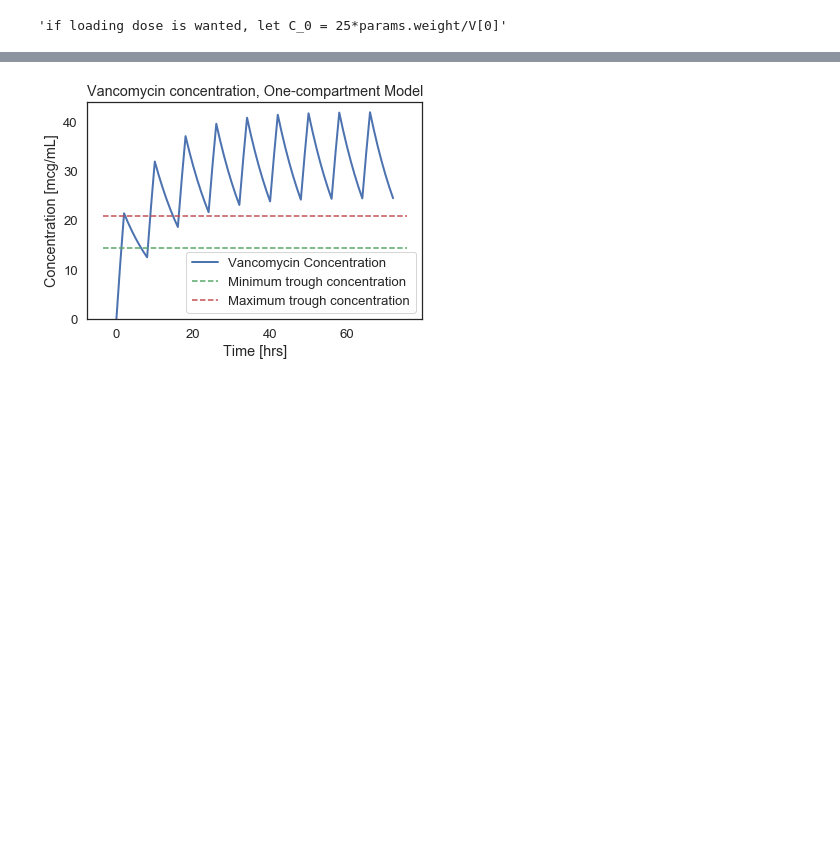
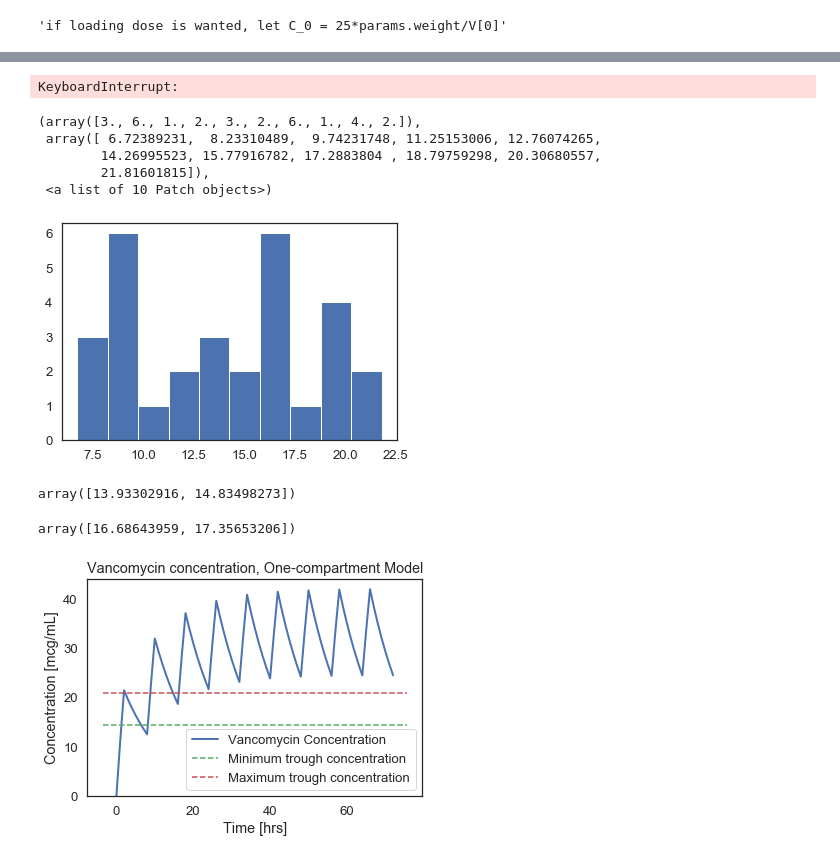
Before and after one commit to hillt5/DATA604, a Jupyter notebook: DATA604_Final_Project_Thomas_Hill.ipynb, the cells around one changed output, grey strips where cells are left out. Cells and saved outputs as stored; diff of their text form; code cells hidden in the pictures; blank space fills up the shorter version.

```diff
--- a/DATA604_Final_Project_Thomas_Hill.ipynb
+++ b/DATA604_Final_Project_Thomas_Hill.ipynb
@@ -228,6 +239,12 @@ def run_simulation(system, update_func):
         frame.row[t+dt] = update_func(frame.row[t], t, system)
 
     return frame
+# %%
+def get_first_trough(results, system):
+    return float(results.row[system.Tau*3-0.5]) #before 4th dose
+
+def get_final_trough(results, system):
+    return float(results.row[71.5]) #get final concentration
 # %%
 params = get_patient()
 test_vanco = get_vanco_dosing(params)
@@ -235,0 +255,32 @@ test_results = run_simulation(test_system, update_func)
+# %%
+def get_n_troughs(n):
+    first_trough_array = []
+    final_trough_array = []
+    for i in range(n):
+        sim_params = get_patient()
+        sim_vanco = get_vanco_dosing(sim_params)
+        sim_system = make_system(sim_vanco)
+        sim_results = run_simulation(sim_system, update_func)
+        first_trough_i = get_first_trough(sim_results, sim_system)
+        final_trough_i = get_final_trough(sim_results, sim_system)
+        first_trough_array.append(first_trough_i)
+        final_trough_array.append(final_trough_i)
+        i += 1
+    return [first_trough_array, final_trough_array]
+# %%
+test_troughs = get_n_troughs(30)
+# %% [output]
+KeyboardInterrupt:
+# %%
+plt.hist(test_troughs[0])
+# %% [output]
+(array([3., 6., 1., 2., 3., 2., 6., 1., 4., 2.]),
+ array([ 6.72389231,  8.23310489,  9.74231748, 11.25153006, 12.76074265,
+        14.26995523, 15.77916782, 17.2883804 , 18.79759298, 20.30680557,
+        21.81601815]),
+ <a list of 10 Patch objects>)
+[figure, added]
+# %%
+np.mean(test_troughs,axis = 1)
+# %% [output]
+array([13.93302916, 14.83498273])
@@ -236,3 +302,8 @@ test_results = run_simulation(test_system, update_func)
+# %%
+test_loading_troughs = get_n_loading_troughs(30)
+np.mean(test_loading_troughs, axis = 1)
+# %% [output]
+array([16.68643959, 17.35653206])
 # %%
 
 def plot_concentration(results):
```
Also changed, not shown: parts of 10 cells of this notebook.
